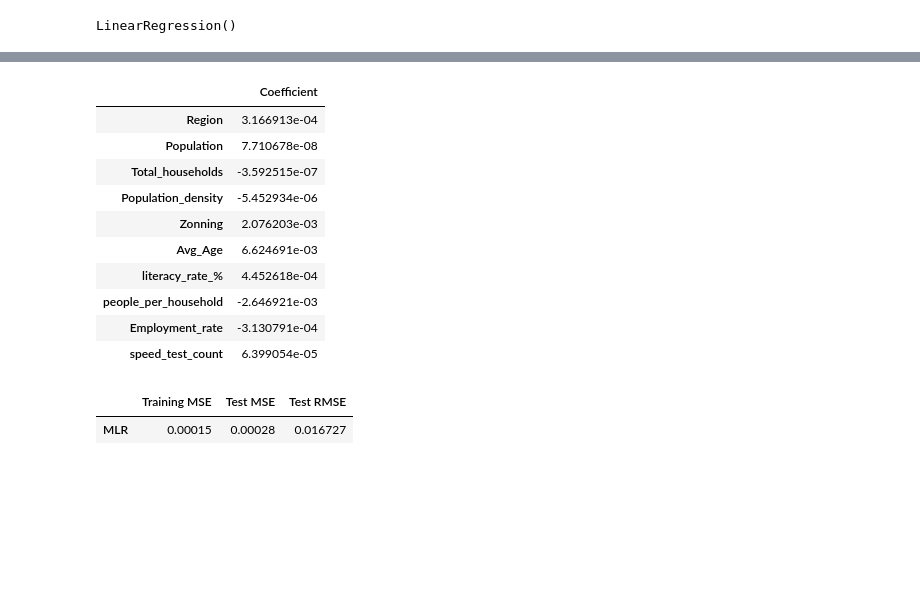
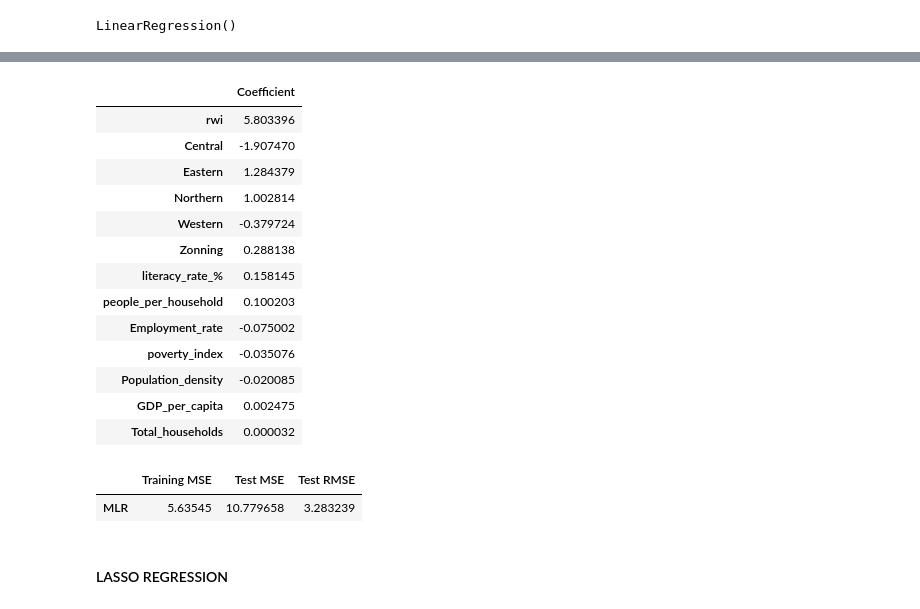
Before and after one commit to IkanengJack/MyApp, a Jupyter notebook: Modelling-notebook.ipynb, the cells around one changed output, grey strips where cells are left out. Cells and saved outputs as stored; diff of their text form; code cells hidden in the pictures; blank space fills up the shorter version.

```diff
--- a/Modelling-notebook.ipynb
+++ b/Modelling-notebook.ipynb
@@ -183,0 +177,3 @@ df.columns = df.columns.str.replace(' ', '')
+# %%
+df_train= df1[:61] #use all for train (this is so becuase there are no enough data points to share in smalll amount btw test and train)
+df_test= df1[31:].drop(['uptake_rate'], axis=1) # use subset as test to generate predictions
@@ -184,9 +230,10 @@ df.columns = df.columns.str.replace(' ', '')
 # %%
-X= df.drop(['District','uptake_rate'], axis=1)
-y= df['uptake_rate']
+#select features
+X= df_train.drop(['District','uptake_rate','Population', 'Avg_Age'], axis=1)
+y= df_train['uptake_rate']
 # %%
 # split into train and test
-X_train, X_test, y_train, y_test = train_test_split(X,
+X_train1, X_test1, y_train1, y_test1 = train_test_split(X,
                                                     y,
                                                     test_size=0.20,
                                                     random_state=1)
@@ -197,7 +245,7 @@ from sklearn.linear_model import LinearRegression
 lm=LinearRegression()
 # %%
 # train model
-lm.fit(X_train, y_train)
+lm.fit(X_train1, y_train1)
 # %% [output]
 LinearRegression()
 # %%
@@ -212,19 +260,23 @@ X.columns.shape
 # extract model coeffs
 weights = pd.DataFrame(lm.coef_, X.columns, columns=['Coefficient'])
 # %%
-weights
+#sort weights in order decreasing importance ignoring the negativesigns
+weights.reindex(weights.Coefficient.abs().sort_values(ascending= False).index)
 # %% [output]
 |  | Coefficient |
-| Region | 3.166913e-04 |
-| Population | 7.710678e-08 |
-| Total_households | -3.592515e-07 |
-| Population_density | -5.452934e-06 |
-| Zonning | 2.076203e-03 |
-| Avg_Age | 6.624691e-03 |
-| literacy_rate_% | 4.452618e-04 |
-| people_per_household | -2.646921e-03 |
-| Employment_rate | -3.130791e-04 |
-| speed_test_count | 6.399054e-05 |
+| rwi | 5.803396 |
+| Central | -1.907470 |
+| Eastern | 1.284379 |
+| Northern | 1.002814 |
+| Western | -0.379724 |
+| Zonning | 0.288138 |
+| literacy_rate_% | 0.158145 |
+| people_per_household | 0.100203 |
+| Employment_rate | -0.075002 |
+| poverty_index | -0.035076 |
+| Population_density | -0.020085 |
+| GDP_per_capita | 0.002475 |
+| Total_households | 0.000032 |
 # %%
 from sklearn import metrics
 import math
@@ -245,8 +297,10 @@ results_dict = {'Training MSE':
                 }
 # %%
 # create dataframe from dictionary
-metrics = pd.DataFrame(data=results_dict)
-metrics
+metrics_ = pd.DataFrame(data=results_dict)
+metrics_
 # %% [output]
 |  | Training MSE | Test MSE | Test RMSE |
-| MLR | 0.00015 | 0.00028 | 0.016727 |
+| MLR | 5.63545 | 10.779658 | 3.283239 |
+# %% [markdown]
+#### LASSO REGRESSION
```
Also changed, not shown: parts of 118 cells of this notebook, 5 other files.
